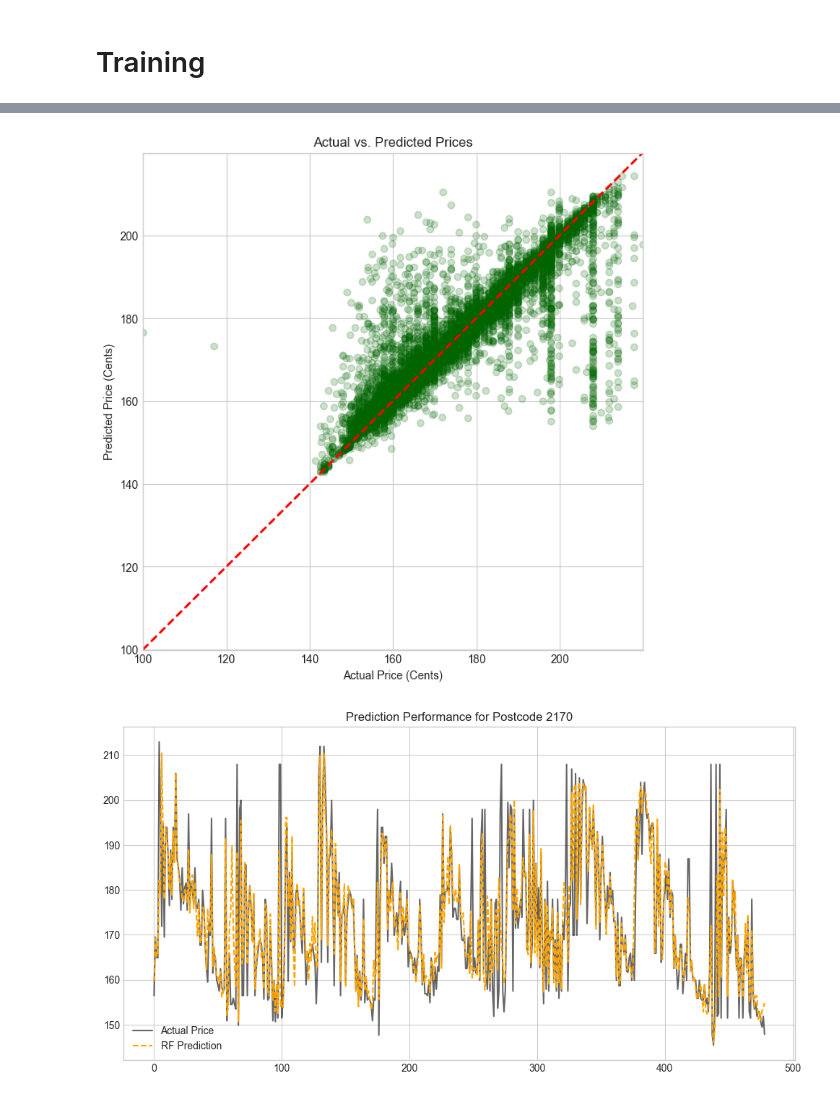
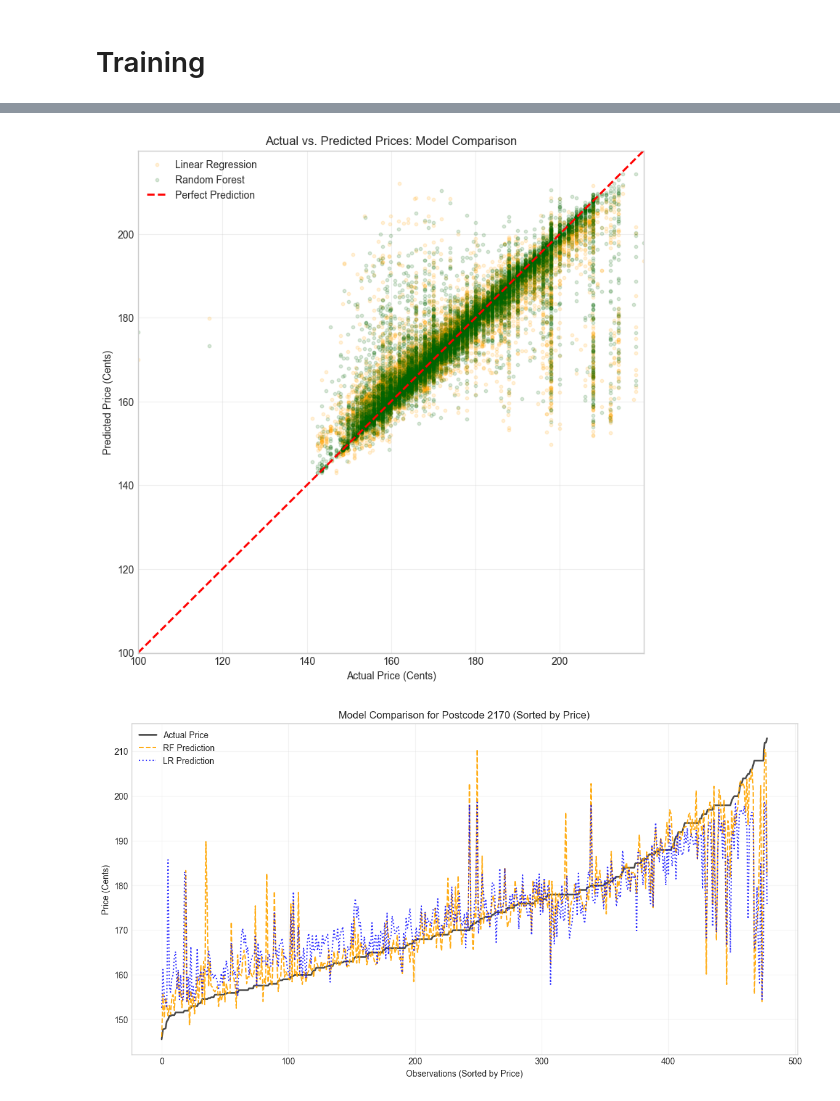
Before and after one commit to tim-fan1/engg2112, a Jupyter notebook: main.ipynb, the cells around one changed output, grey strips where cells are left out. Saved outputs shown, nothing was run; the diff lists cells and outputs as text; code cells hidden in the pictures.

Commit message:
better plots that compare RF with baseline LR

```diff
--- a/main.ipynb
+++ b/main.ipynb
@@ -331,0 +299,13 @@ R-squared Score: 0.7920
+# %%
+from sklearn.ensemble import RandomForestRegressor
+from sklearn.linear_model import LinearRegression
+
+rf_model = RandomForestRegressor(n_estimators=100, random_state=42, n_jobs=-1)
+rf_model.fit(X_train, y_train)
+
+rf_predictions = rf_model.predict(X_test)
+
+lr_model = LinearRegression()
+lr_model.fit(X_train, y_train)
+
+lr_predictions = lr_model.predict(X_test)
@@ -343,31 +366,56 @@ plt.show()
 # %%
-plt.figure(figsize=(8, 8))
-plt.scatter(y_test, predictions, alpha=0.2, color='darkgreen')
-plt.plot([y_test.min(), y_test.max()], [y_test.min(), y_test.max()], 'r--', lw=2)
-plt.title('Actual vs. Predicted Prices')
-# Tighten the limits to see the "core" of the data
-plt.xlim(y_test.min(), y_test.max())
-plt.ylim(y_test.min(), y_test.max())
+plt.figure(figsize=(9, 9))
+
+# Plot Linear Regression
+plt.scatter(y_test, lr_predictions, alpha=0.15, color='orange', label='Linear Regression', s=10)
+
+# Plot Random Forest
+plt.scatter(y_test, rf_predictions, alpha=0.15, color='darkgreen', label='Random Forest', s=10)
+
+# Perfect Prediction Line
+line_range = [y_test.min(), y_test.max()]
+plt.plot(line_range, line_range, 'r--', lw=2, label='Perfect Prediction')
+
+plt.title('Actual vs. Predicted Prices: Model Comparison')
 plt.xlabel('Actual Price (Cents)')
 plt.ylabel('Predicted Price (Cents)')
+plt.xlim(line_range)
+plt.ylim(line_range)
+plt.legend()
+plt.grid(True, alpha=0.3)
 plt.show()
 # %% [output]
-[figure, old version]
+[figure, new version]
 # %%
-# Create a small dataframe for the test results
+# 1. Add both predictions to your results dataframe
 test_results = X_test.copy()
 test_results['actual'] = y_test
-test_results['predicted'] = predictions
+test_results['rf_pred'] = rf_predictions  # Using the variables from earlier
+test_results['lr_pred'] = lr_predictions
 
-# Pick one postcode to visualize (e.g., the most common one)
+# 2. Filter for your postcode
 sample_postcode = test_results['postcode'].mode()[0]
-sample_data = test_results[test_results['postcode'] == sample_postcode].sort_index()
+sample_data = test_results[test_results['postcode'] == sample_postcode].copy()
 
-plt.figure(figsize=(12, 6))
-plt.plot(sample_data['actual'].values, label='Actual Price', color='black', alpha=0.6)
-plt.plot(sample_data['predicted'].values, label='RF Prediction', color='orange', linestyle='--')
-plt.title(f'Prediction Performance for Postcode {sample_postcode}')
+# OPTIONAL: Sort by actual price to see how models handle low vs high values
+sample_data = sample_data.sort_values(by='actual')
+
+plt.figure(figsize=(14, 7))
+
+# Plot Actuals
+plt.plot(sample_data['actual'].values, label='Actual Price', color='black', lw=2, alpha=0.7)
+
+# Plot Random Forest
+plt.plot(sample_data['rf_pred'].values, label='RF Prediction', color='orange', linestyle='--', alpha=0.9)
+
+# Plot Linear Regression
+plt.plot(sample_data['lr_pred'].values, label='LR Prediction', color='blue', linestyle=':', alpha=0.8)
+
+plt.title(f'Model Comparison for Postcode {sample_postcode} (Sorted by Price)')
+plt.xlabel('Observations (Sorted by Price)')
+plt.ylabel('Price (Cents)')
 plt.legend()
+plt.grid(True, alpha=0.2)
 plt.show()
 # %% [output]
-[figure, old version]
+[figure, new version]
```
Also changed, not shown: parts of 12 cells of this notebook.
